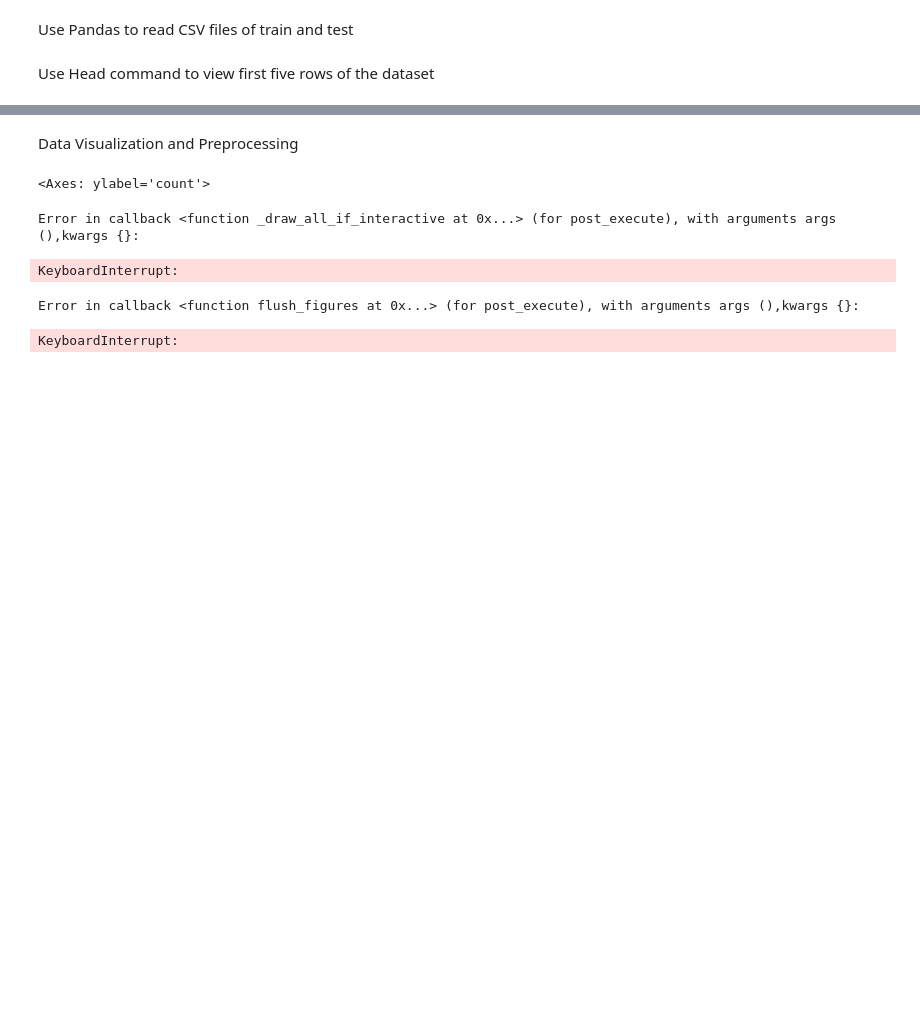
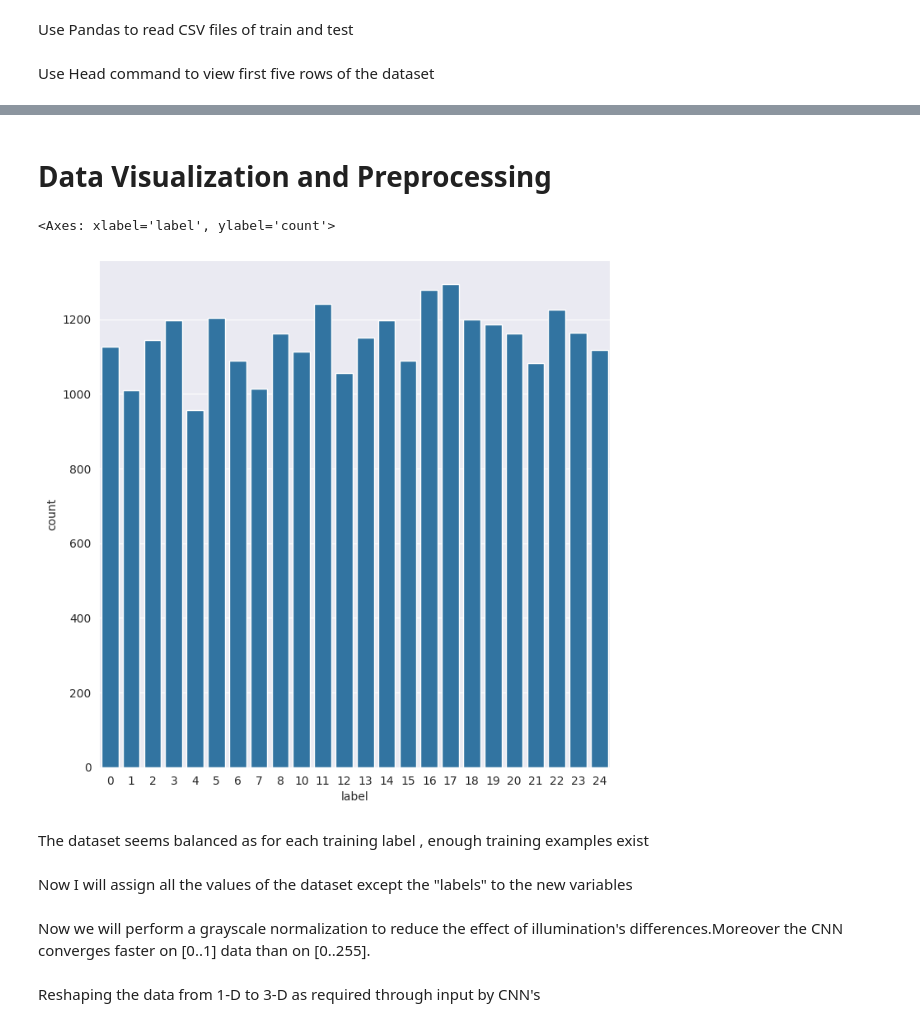
Before and after one commit to humzawaheed/ASL-Data-Science-project-CNN-using-Keras-, a Jupyter notebook: ASL Data Science/ASL.ipynb, the cells around one changed output, grey strips where cells are left out. Cells and saved outputs as stored; diff of their text form; code cells hidden in the pictures; blank space fills up the shorter version.

Commit message:
Data Analysis phase done

```diff
--- a/ASL Data Science/ASL.ipynb
+++ b/ASL Data Science/ASL.ipynb
@@ -115,13 +98,12 @@ train_df.head()
 5 rows × 785 columns
 # %% [markdown]
-Data Visualization and Preprocessing
+# Data Visualization and Preprocessing
 # %%
-plt.figure(figsize=(10,10))
+plt.figure(figsize=(8,8)) # set any size you want
 sns.set_style("darkgrid") # we can use white,dark,whitegrid,darkgrid,ticks etc as per our requirements
-sns.countplot(train_df["label"])
+sns.countplot(data=train_df, x="label")
 # %% [output]
-<Axes: ylabel='count'>
+<Axes: xlabel='label', ylabel='count'>
-Error in callback <function _draw_all_if_interactive at 0x...> (for post_execute), with arguments args (),kwargs {}:
-KeyboardInterrupt:
-Error in callback <function flush_figures at 0x...> (for post_execute), with arguments args (),kwargs {}:
-KeyboardInterrupt:
+[figure, added]
+# %% [markdown]
+The dataset seems balanced as for each training label , enough training examples exist
@@ -127,0 +119,2 @@ KeyboardInterrupt:
+# %% [markdown]
+Now I will assign all the values of the dataset except the "labels" to the new variables
@@ -127,0 +124,2 @@ KeyboardInterrupt:
+# %% [markdown]
+Now we will perform a grayscale normalization to reduce the effect of illumination's differences.Moreover the CNN converges faster on [0..1] data than on [0..255].
@@ -127,0 +130,2 @@ KeyboardInterrupt:
+# %% [markdown]
+Reshaping the data from 1-D to 3-D as required through input by CNN's
```
Also changed, not shown: parts of 19 cells of this notebook.
